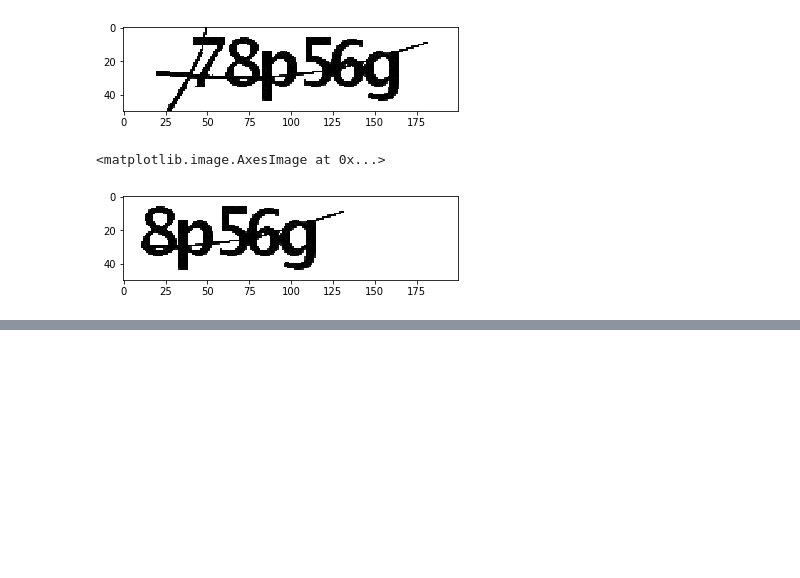
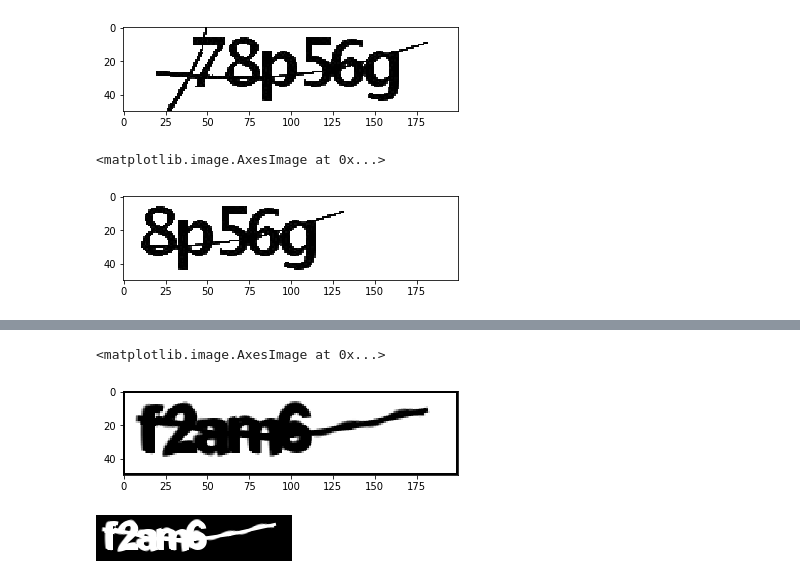
Before and after one commit to rzhao97/captcha, a Jupyter notebook: captcha.ipynb, the cells around one changed output, grey strips where cells are left out. Saved outputs shown, nothing was run; the diff lists cells and outputs as text; code cells hidden in the pictures; blank space fills up the shorter version.

```diff
--- a/captcha.ipynb
+++ b/captcha.ipynb
@@ -605,0 +800,7 @@ for i in onehotpred:
+# %%
+im = Image.open("data/l_data/f2am6.png")
+im = im.rotate(0)
+# %%
+a = np.asarray(im)[:,:,3]
+a
+#remove_img_border(a)
@@ -605,0 +815,5 @@ for i in onehotpred:
+# %%
+plt.imshow(a, cmap=plt.cm.binary)
+# %% [output]
+<matplotlib.image.AxesImage at 0x...>
+[figure, added]
@@ -605,0 +827,4 @@ for i in onehotpred:
+# %%
+im_crop
+# %% [output]
+[figure, added]
```
Also changed, not shown: parts of 46 cells of this notebook, 3 other files.
